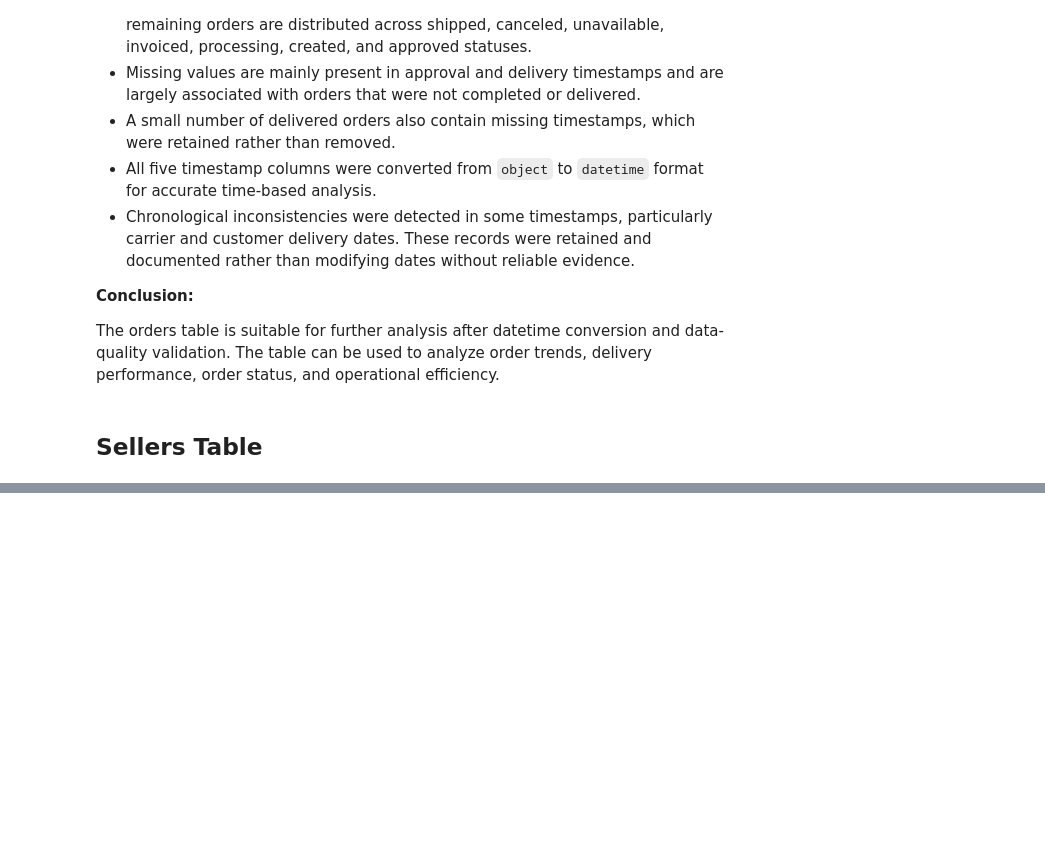
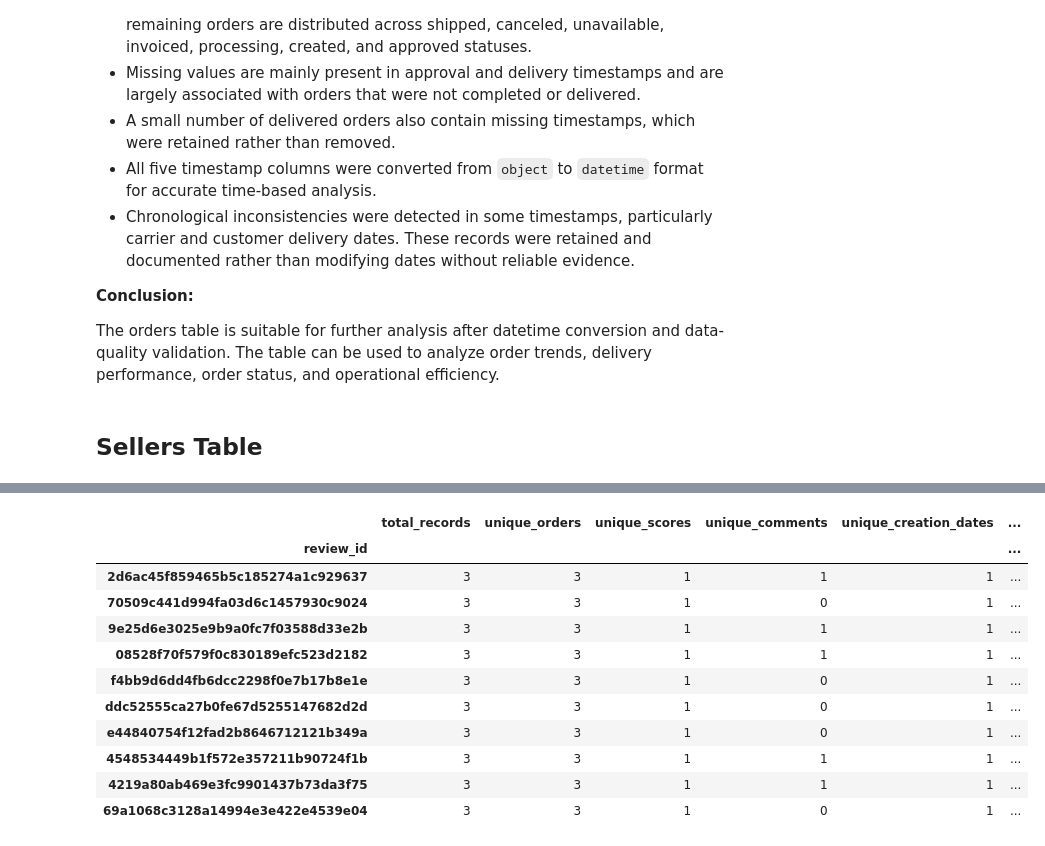
Before and after one commit to OutlierAashi-labs/Olist360-Business-Growth-Performance-Analytics, a Jupyter notebook: Olist360_Business-Growth-Performance-Analytics.ipynb, the cells around one changed output, grey strips where cells are left out. Cells and saved outputs as stored; diff of their text form; code cells hidden in the pictures; blank space fills up the shorter version.

```diff
--- a/Olist360_Business-Growth-Performance-Analytics.ipynb
+++ b/Olist360_Business-Growth-Performance-Analytics.ipynb
@@ -442,0 +626,22 @@ The orders table is suitable for further analysis after datetime conversion and
+# %%
+df_reviews.groupby('review_id').agg(
+    total_records=('order_id', 'count'),
+    unique_orders=('order_id', 'nunique'),
+    unique_scores=('review_score', 'nunique'),
+    unique_comments=('review_comment_message', 'nunique'),
+    unique_creation_dates=('review_creation_date', 'nunique'),
+    unique_answer_dates=('review_answer_timestamp', 'nunique')
+).sort_values('total_records', ascending=False).head(10)
+# %% [output]
+|  | total_records | unique_orders | unique_scores | unique_comments | unique_creation_dates | ... |
+| review_id |  |  |  |  |  | ... |
+| 2d6ac45f859465b5c185274a1c929637 | 3 | 3 | 1 | 1 | 1 | ... |
+| 70509c441d994fa03d6c1457930c9024 | 3 | 3 | 1 | 0 | 1 | ... |
+| 9e25d6e3025e9b9a0fc7f03588d33e2b | 3 | 3 | 1 | 1 | 1 | ... |
+| 08528f70f579f0c830189efc523d2182 | 3 | 3 | 1 | 1 | 1 | ... |
+| f4bb9d6dd4fb6dcc2298f0e7b17b8e1e | 3 | 3 | 1 | 0 | 1 | ... |
+| ddc52555ca27b0fe67d5255147682d2d | 3 | 3 | 1 | 0 | 1 | ... |
+| e44840754f12fad2b8646712121b349a | 3 | 3 | 1 | 0 | 1 | ... |
+| 4548534449b1f572e357211b90724f1b | 3 | 3 | 1 | 1 | 1 | ... |
+| 4219a80ab469e3fc9901437b73da3f75 | 3 | 3 | 1 | 1 | 1 | ... |
+| 69a1068c3128a14994e3e422e4539e04 | 3 | 3 | 1 | 0 | 1 | ... |
```
Also changed, not shown: parts of 24 cells of this notebook.
